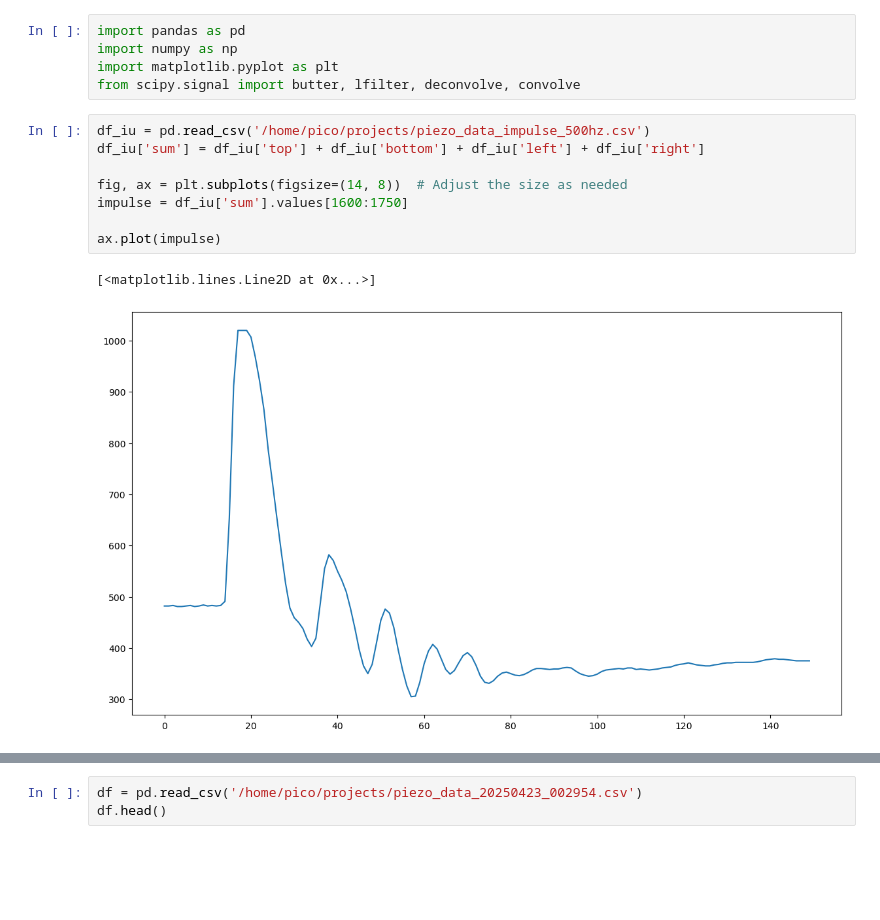
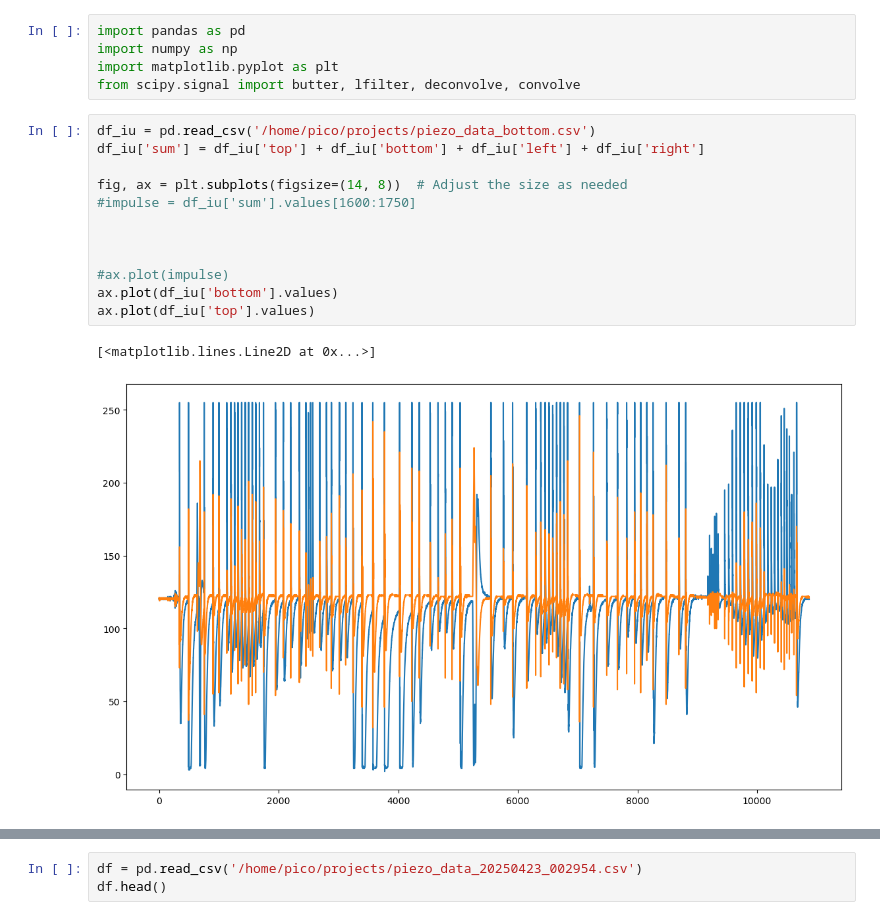
Before and after one commit to apicov/practice_pad_nucleo_board_cpp, a Jupyter notebook: scripts/piezo_signals_playground.ipynb, the cells around one changed output, grey strips where cells are left out. Cells and saved outputs as stored; diff of their text form; blank space fills up the shorter version.

```diff
--- a/scripts/piezo_signals_playground.ipynb
+++ b/scripts/piezo_signals_playground.ipynb
@@ -4,13 +4,17 @@ import numpy as np
 import matplotlib.pyplot as plt
 from scipy.signal import butter, lfilter, deconvolve, convolve
 # %%
-df_iu = pd.read_csv('/home/pico/projects/piezo_data_impulse_500hz.csv')
+df_iu = pd.read_csv('/home/pico/projects/piezo_data_bottom.csv')
 df_iu['sum'] = df_iu['top'] + df_iu['bottom'] + df_iu['left'] + df_iu['right']
 
 fig, ax = plt.subplots(figsize=(14, 8))  # Adjust the size as needed
-impulse = df_iu['sum'].values[1600:1750]
+#impulse = df_iu['sum'].values[1600:1750]
 
-ax.plot(impulse)
+
+
+#ax.plot(impulse)
+ax.plot(df_iu['bottom'].values)
+ax.plot(df_iu['top'].values)
 # %% [output]
 [<matplotlib.lines.Line2D at 0x...>]
-[figure, old version]
+[figure, new version]
```
Also changed, not shown: parts of 1 cell of this notebook, 3 other files.
